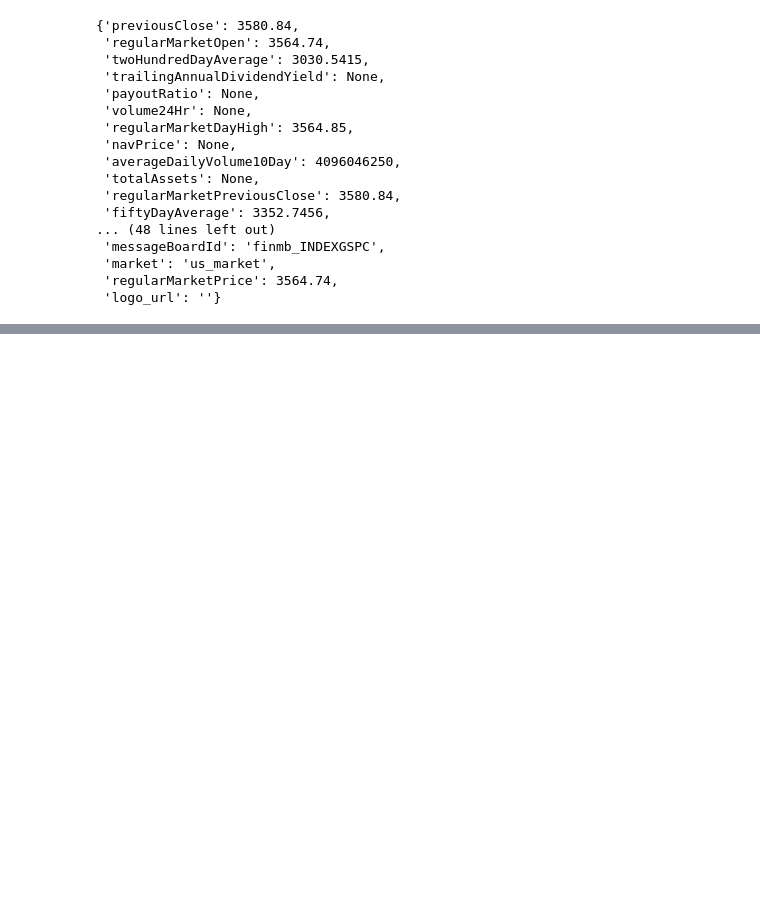
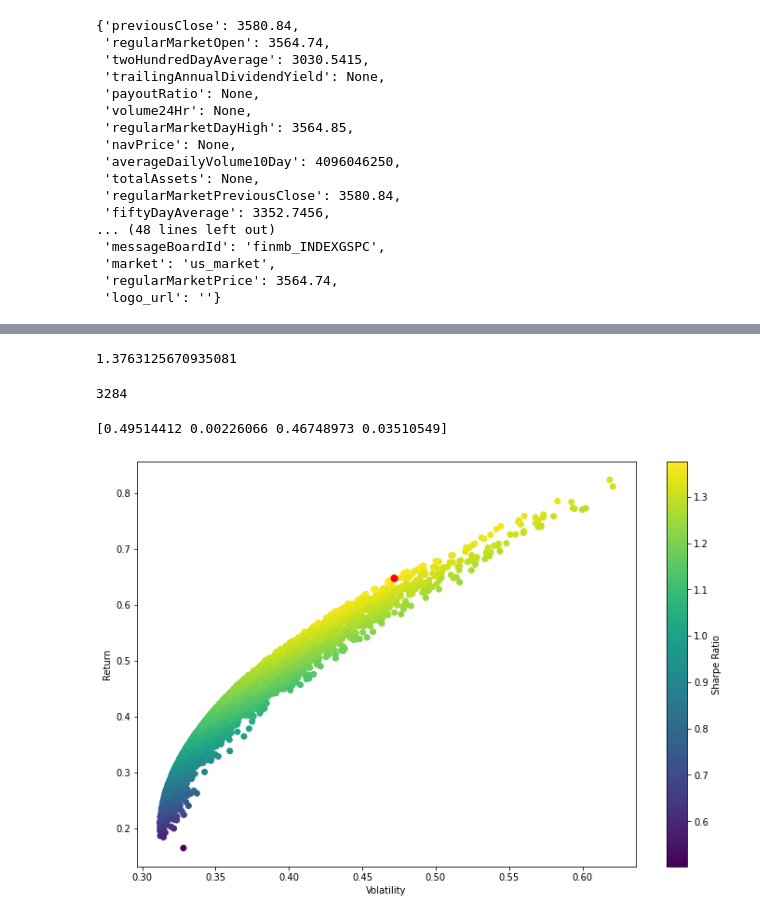
Before and after one commit to ZoziLaMalice/5A, a Jupyter notebook: Quantitative Finance/ESSAY 1/yfinance_notebook.ipynb, the cells around one changed output, grey strips where cells are left out. Saved outputs shown, nothing was run; the diff lists cells and outputs as text; code cells hidden in the pictures; blank space fills up the shorter version.

```diff
--- a/Quantitative Finance/ESSAY 1/yfinance_notebook.ipynb
+++ b/Quantitative Finance/ESSAY 1/yfinance_notebook.ipynb
@@ -288,0 +349,2 @@ clean_sp500
+# %%
+ALL_STOCKS = {'TSLA': 'Tesla', 'GOOG': 'Google', 'AAPL': 'Apple', 'AMZN': 'Amazon'}
@@ -288,0 +383,3 @@ clean_sp500
+# %%
+log_ret = np.log(full_returns/full_returns.shift(1))
+log_ret
@@ -288,0 +400,38 @@ clean_sp500
+# %%
+np.random.seed(42)
+num_ports = 6000
+all_weights = np.zeros((num_ports, len(full_returns.columns)))
+ret_arr = np.zeros(num_ports)
+vol_arr = np.zeros(num_ports)
+sharpe_arr = np.zeros(num_ports)
+
+for x in range(num_ports):
+    # Weights
+    weights = np.array(np.random.random(4))
+    weights = weights/np.sum(weights)
+
+    # Save weights
+    all_weights[x,:] = weights
+
+    # Expected return
+    ret_arr[x] = np.sum( (log_ret.mean() * weights * 252))
+
+    # Expected volatility
+    vol_arr[x] = np.sqrt(np.dot(weights.T, np.dot(log_ret.cov()*252, weights)))
+
+    # Sharpe Ratio
+    sharpe_arr[x] = ret_arr[x]/vol_arr[x]
+# %%
+sharpe_arr.max()
+# %% [output]
+1.3763125670935081
+# %%
+sharpe_arr.argmax()
+# %% [output]
+3284
+# %%
+print(all_weights[sharpe_arr.argmax(),:])
+max_sr_ret = ret_arr[sharpe_arr.argmax()]
+max_sr_vol = vol_arr[sharpe_arr.argmax()]
+# %% [output]
+[0.49514412 0.00226066 0.46748973 0.03510549]
@@ -288,0 +480,12 @@ clean_sp500
+# %%
+import matplotlib.pyplot as plt
+
+plt.figure(figsize=(12,8))
+plt.scatter(vol_arr, ret_arr, c=sharpe_arr, cmap='viridis')
+plt.colorbar(label='Sharpe Ratio')
+plt.xlabel('Volatility')
+plt.ylabel('Return')
+plt.scatter(max_sr_vol, max_sr_ret,c='red', s=50) # red dot
+plt.show()
+# %% [output]
+[figure, added]
```
Also changed, not shown: parts of 20 cells of this notebook, 2 other files.
